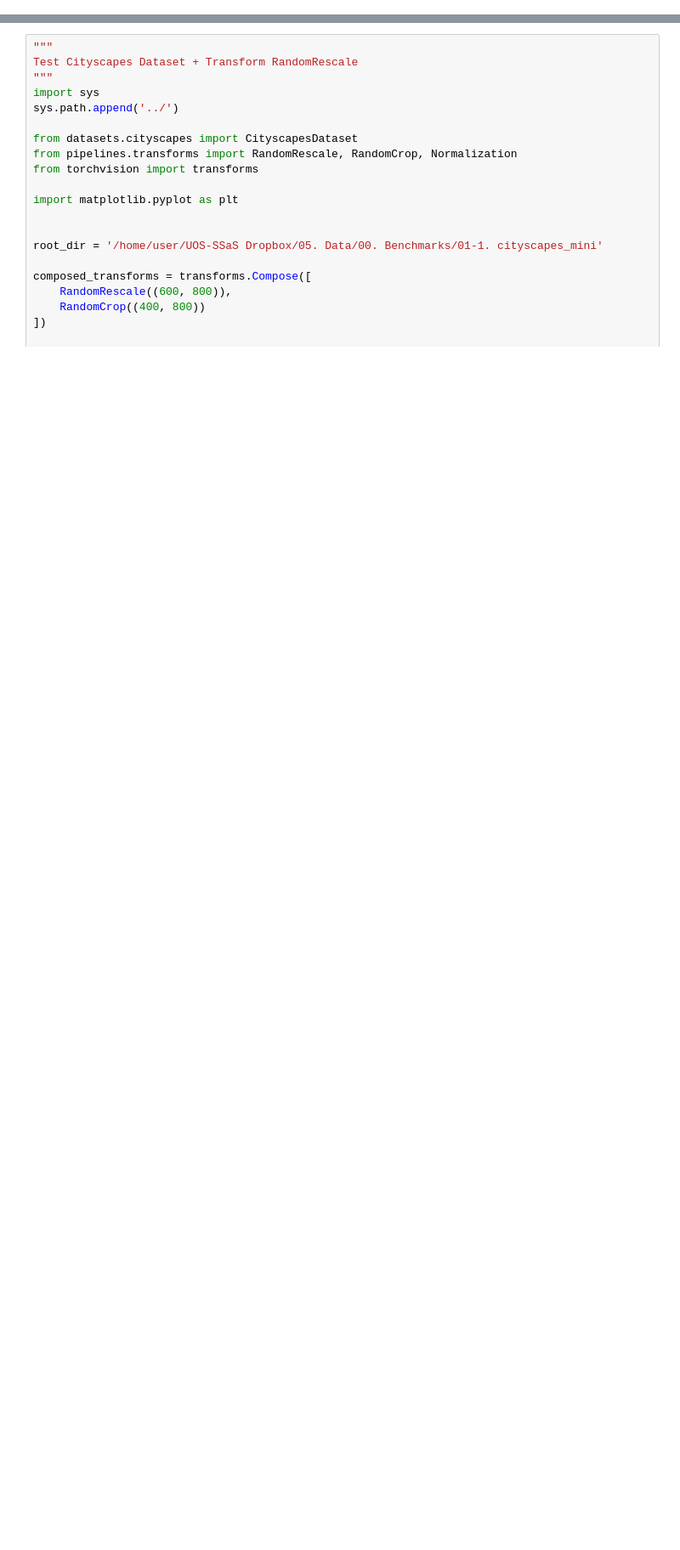
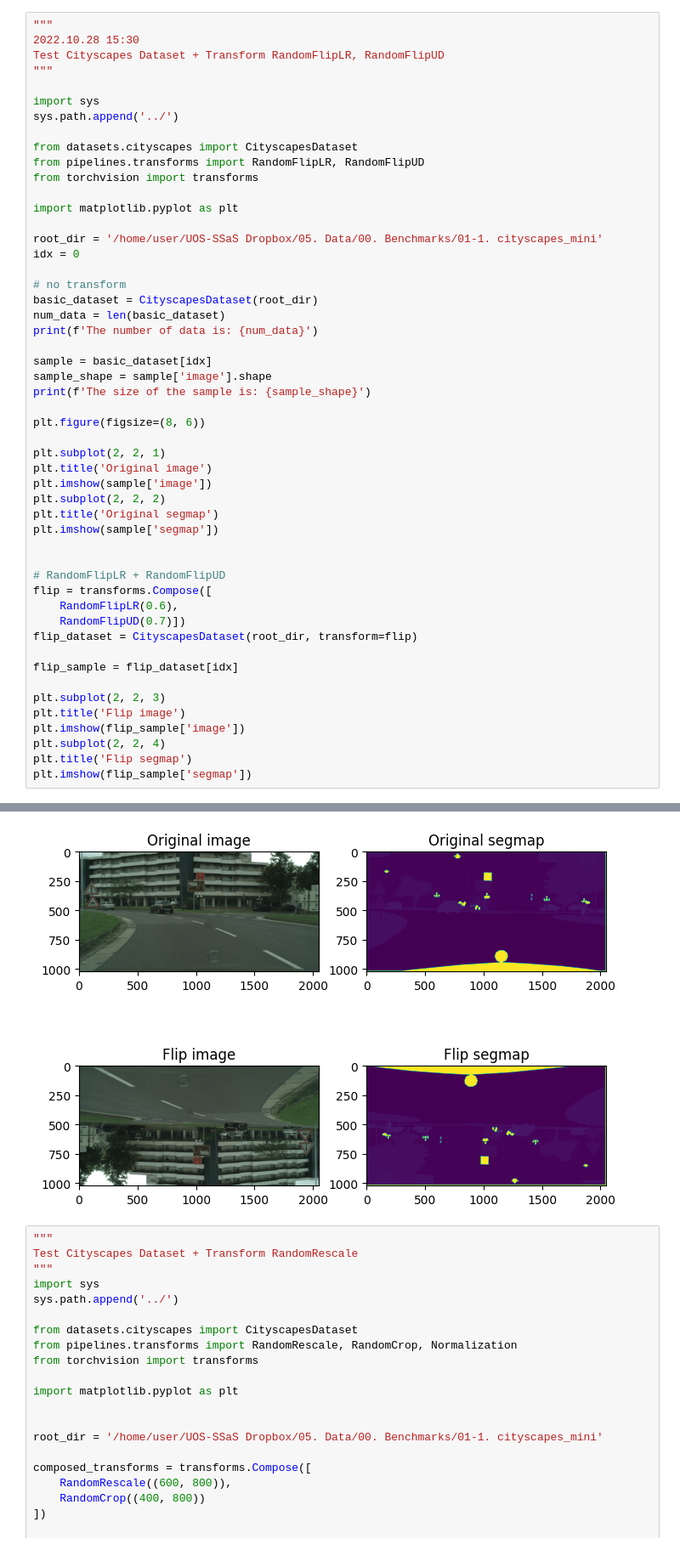
Before and after one commit to bhyun-kim/torch-semantic-seg, a Jupyter notebook: notebooks/debuging_note.ipynb, the cells around one changed output, grey strips where cells are left out. Shown at 85% size. Saved outputs shown, nothing was run; the diff lists cells and outputs as text; blank space fills up the shorter version.

Commit message:
add debugging FlipLR and FlipUD

```diff
--- a/notebooks/debuging_note.ipynb
+++ b/notebooks/debuging_note.ipynb
@@ -0,0 +1,52 @@
+# %%
+"""
+2022.10.28 15:30
+Test Cityscapes Dataset + Transform RandomFlipLR, RandomFlipUD
+"""
+
+import sys
+sys.path.append('../')
+
+from datasets.cityscapes import CityscapesDataset
+from pipelines.transforms import RandomFlipLR, RandomFlipUD
+from torchvision import transforms
+
+import matplotlib.pyplot as plt
+
+root_dir = '/home/user/UOS-SSaS Dropbox/05. Data/00. Benchmarks/01-1. cityscapes_mini'
+idx = 0
+
+# no transform
+basic_dataset = CityscapesDataset(root_dir)
+num_data = len(basic_dataset)
+print(f'The number of data is: {num_data}')
+
+sample = basic_dataset[idx]
+sample_shape = sample['image'].shape
+print(f'The size of the sample is: {sample_shape}')
+
+plt.figure(figsize=(8, 6))
+
+plt.subplot(2, 2, 1)
+plt.title('Original image')
+plt.imshow(sample['image'])
+plt.subplot(2, 2, 2)
+plt.title('Original segmap')
+plt.imshow(sample['segmap'])
+
+
+# RandomFlipLR + RandomFlipUD
+flip = transforms.Compose([
+    RandomFlipLR(0.6),
+    RandomFlipUD(0.7)])
+flip_dataset = CityscapesDataset(root_dir, transform=flip)
+
+flip_sample = flip_dataset[idx]
+
+plt.subplot(2, 2, 3)
+plt.title('Flip image')
+plt.imshow(flip_sample['image'])
+plt.subplot(2, 2, 4)
+plt.title('Flip segmap')
+plt.imshow(flip_sample['segmap'])
+# %% [output]
@@ -1,3 +56,4 @@
+[figure, added]
 # %%
 """
 Test Cityscapes Dataset + Transform RandomRescale
```
Also changed, not shown: parts of 2 cells of this notebook, 1 other file.
